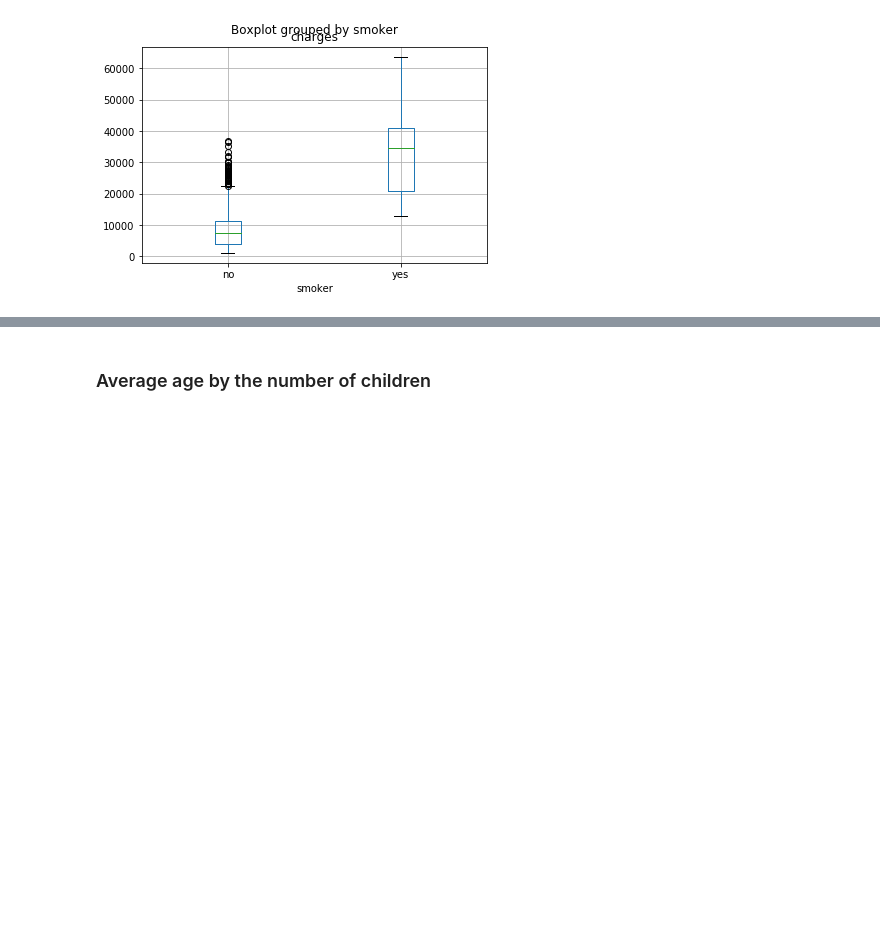
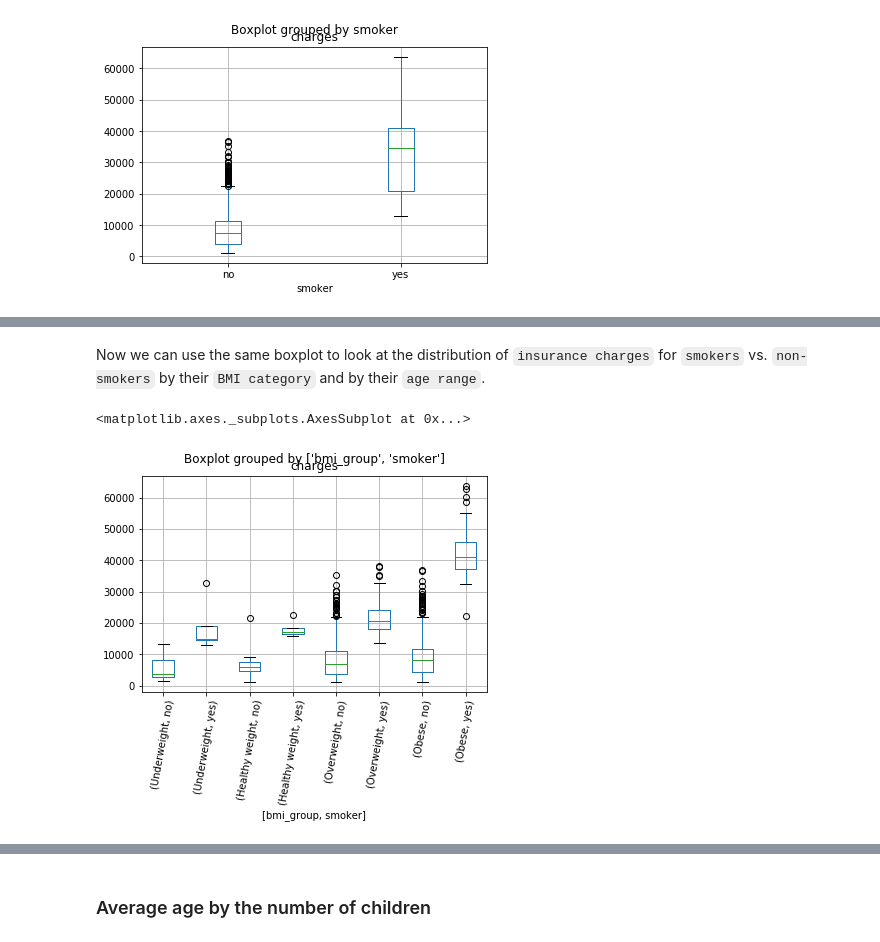
Before and after one commit to aaronoldre/us_medical_insurance_costs, a Jupyter notebook: us-medical-insurance-costs.ipynb, the cells around one changed output, grey strips where cells are left out. Saved outputs shown, nothing was run; the diff lists cells and outputs as text; code cells hidden in the pictures; blank space fills up the shorter version.

```diff
--- a/us-medical-insurance-costs.ipynb
+++ b/us-medical-insurance-costs.ipynb
@@ -13,10 +13,16 @@ The next step is to look through **insurance.csv** in order to get aquanted with
 * Any noticeable missing data
 * Types of values (numerical vs. categorical)
 # %%
+# look at the first 10 rows of the csv to see what is in there
 with open('insurance.csv', newline='') as csvfile:
-...     spamreader = csv.reader(csvfile, delimiter=' ', quotechar='|')
-...     for row in spamreader:
-...         print(', '.join(row))
+    csvreader = csv.reader(csvfile, delimiter=' ', quotechar='|')
+    i=0
+    for row in csvreader:
+        if i == 10:
+            break
+        else:
+            print(', '.join(row))
+            i +=1
 # %% [output]
 age,sex,bmi,children,smoker,region,charges
 19,female,27.9,0,yes,southwest,16884.924
@@ -250,0 +325,9 @@ df.boxplot(by = 'smoker', column = 'charges')
+# %%
+# create the labels for each category. Ages will be by every 10 years and BMI is by the values from CDC
+age_labels = ['{0} - {1}'.format(i, i + 9) for i in range(0, 100, 10)]
+bmi_labels = ['Underweight', 'Healthy weight', 'Overweight', 'Obese']
+
+df['age_group'] = pd.cut(df.age, range(0, 105, 10), right=False, labels=age_labels)
+df['bmi_group'] = pd.cut(df.bmi, [0,18.5, 20, 30, 100], right=False, labels=bmi_labels)
+
+df.head()
@@ -250,0 +341,7 @@ df.boxplot(by = 'smoker', column = 'charges')
+# %% [markdown]
+Now we can use the same boxplot to look at the distribution of `insurance charges` for `smokers` vs. `non-smokers` by their `BMI category` and by their `age range`.
+# %%
+df.boxplot(by = ['bmi_group','smoker'], column = 'charges', rot=80)
+# %% [output]
+<matplotlib.axes._subplots.AxesSubplot at 0x...>
+[figure, added]
```
Also changed, not shown: parts of 24 cells of this notebook, 1 other file.
